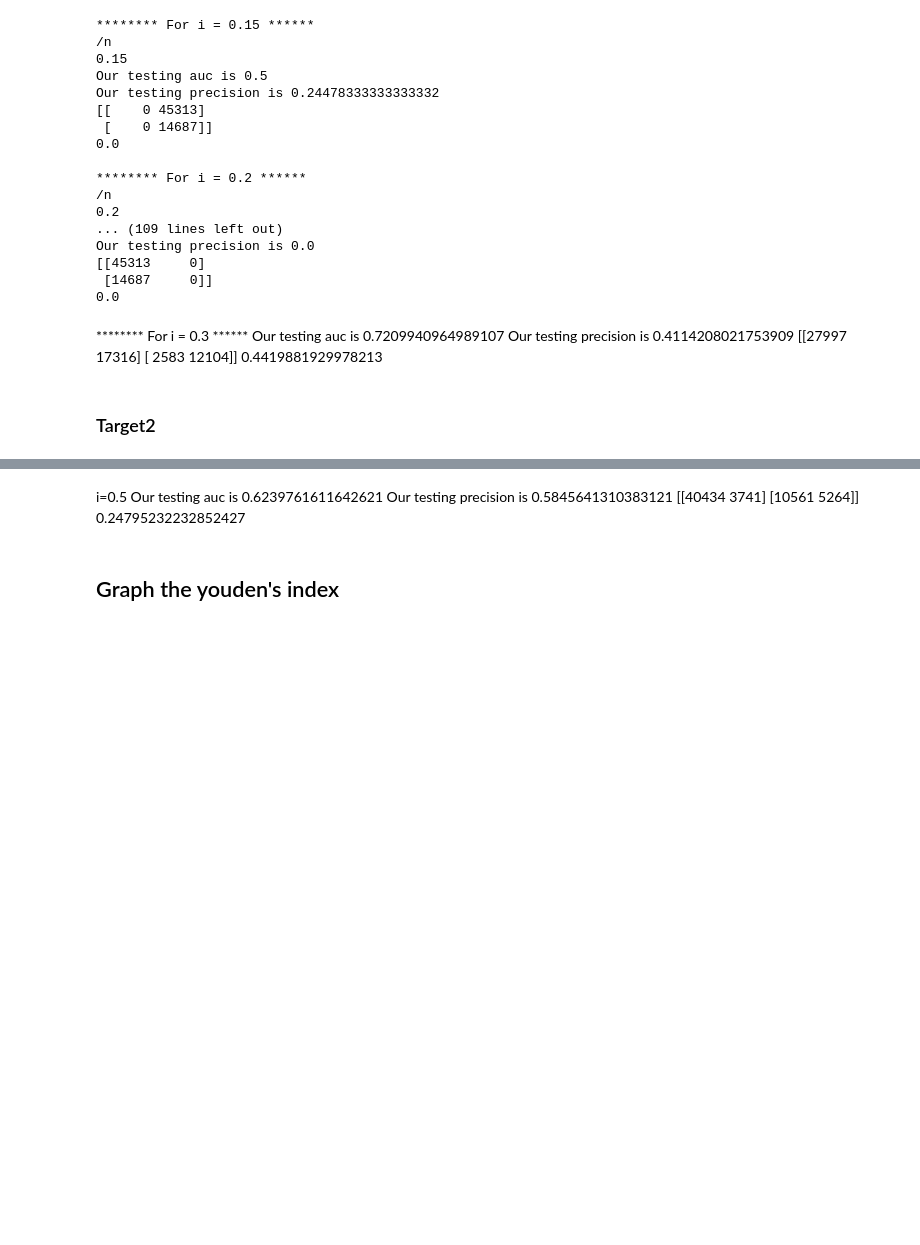
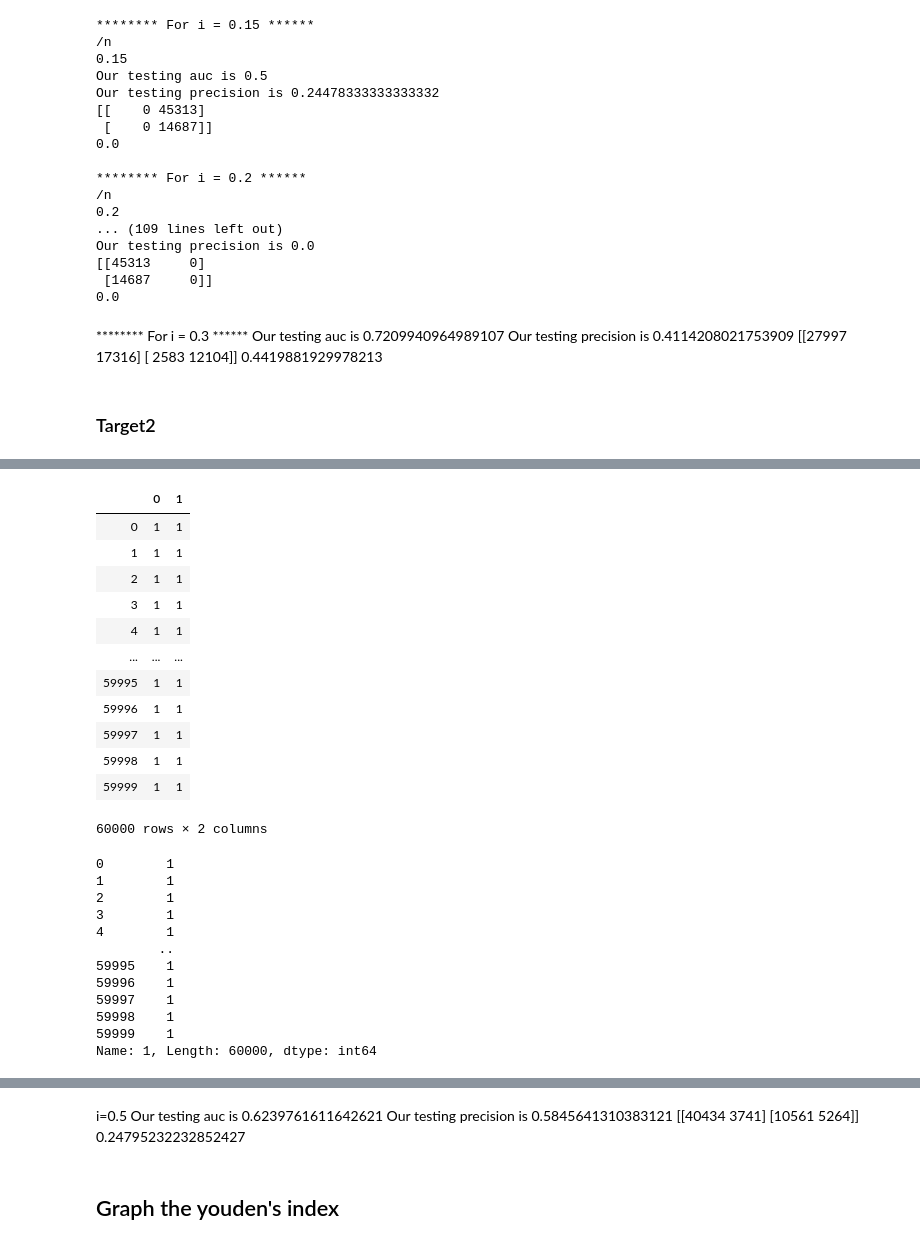
Before and after one commit to luwu29/IAA_profiles, a Jupyter notebook: ML_project-Copy1.ipynb, the cells around one changed output, grey strips where cells are left out. Drawn from its saved outputs; the diff is of its cells as text; code cells hidden in the pictures; blank space fills up the shorter version.

```diff
--- a/ML_project-Copy1.ipynb
+++ b/ML_project-Copy1.ipynb
@@ -770,0 +800,17 @@ del valid['pred1']
+# %%
+model_sc4 = xgb.XGBClassifier(silent=False,
+                      scale_pos_weight=1,
+                      learning_rate=0.1,
+                      colsample_bytree = 0.6,
+                      subsample = 0.8,
+                      objective='binary:logistic',
+                      n_estimators=200,
+                      reg_alpha = 0.3,
+                      max_depth=6,
+                      gamma=10)
+eval_set_ns = [(scaled_train,target1), (scaled_valid, valid_target1)]
+
+
+%time model_sc4.fit(scaled_train,target1, early_stopping_rounds=5, eval_set=eval_set_ns, verbose=True)
+xgb_predict= model_sc4.predict(scaled_valid)
+precision_score(valid_target1, xgb_predict)
@@ -770,0 +836,22 @@ del valid['pred1']
+# %%
+from sklearn import metrics
+from sklearn.metrics import confusion_matrix
+pred_proba_df = pd.DataFrame(model_sc4.predict_proba(scaled_valid))
+threshold_list = [0.3,0.35,0.4,0.45,0.5,0.55,0.6,0.65,.7,.75,.8]
+for i in threshold_list:
+    print ('\n******** For i = {} ******'.format(i))
+    Y_test_pred = pred_proba_df.applymap(lambda x: 1 if x>i else 0)
+    test_auc_score = metrics.roc_auc_score(valid_target1,
+                                           Y_test_pred.iloc[:,1])
+    test_precision_score = metrics.precision_score(valid_target1,
+                                           Y_test_pred.iloc[:,1])
+    print(i)
+    print('Our testing auc is {}'.format(test_auc_score))
+    print('Our testing precision is {}'.format(test_precision_score))
+
+    cm=(confusion_matrix(valid_target1,
+                           Y_test_pred.iloc[:,1]))
+    print(cm)
+    specificity=cm[0][0]/(cm[0][0]+cm[0][1])
+    sensitivity=cm[1][1]/(cm[1][0]+cm[1][1])
+    print( specificity+sensitivity-1)
@@ -822,3 +993,31 @@ Our testing precision is 0.4114208021753909
+# %%
+display(pred_proba_df.applymap(lambda x: 1 if x>0.15 else 0), Y_test_pred.iloc[:,1])
+# %% [output]
+|  | 0 | 1 |
+| 0 | 1 | 1 |
+| 1 | 1 | 1 |
+| 2 | 1 | 1 |
+| 3 | 1 | 1 |
+| 4 | 1 | 1 |
+| ... | ... | ... |
+| 59995 | 1 | 1 |
+| 59996 | 1 | 1 |
+| 59997 | 1 | 1 |
+| 59998 | 1 | 1 |
+| 59999 | 1 | 1 |
+60000 rows × 2 columns
+0        1
+1        1
+2        1
+3        1
+4        1
+        ..
+59995    1
+59996    1
+59997    1
+59998    1
+59999    1
+Name: 1, Length: 60000, dtype: int64
 # %%
 pred_proba_df = pd.DataFrame(model_4_2.predict_proba(valid))
 threshold_list = [0.15,0.2,0.25,0.3,0.35,0.4,0.45,0.5,0.55,0.6,0.65,.7,.75,.8]
```
Also changed, not shown: parts of 45 cells of this notebook.
